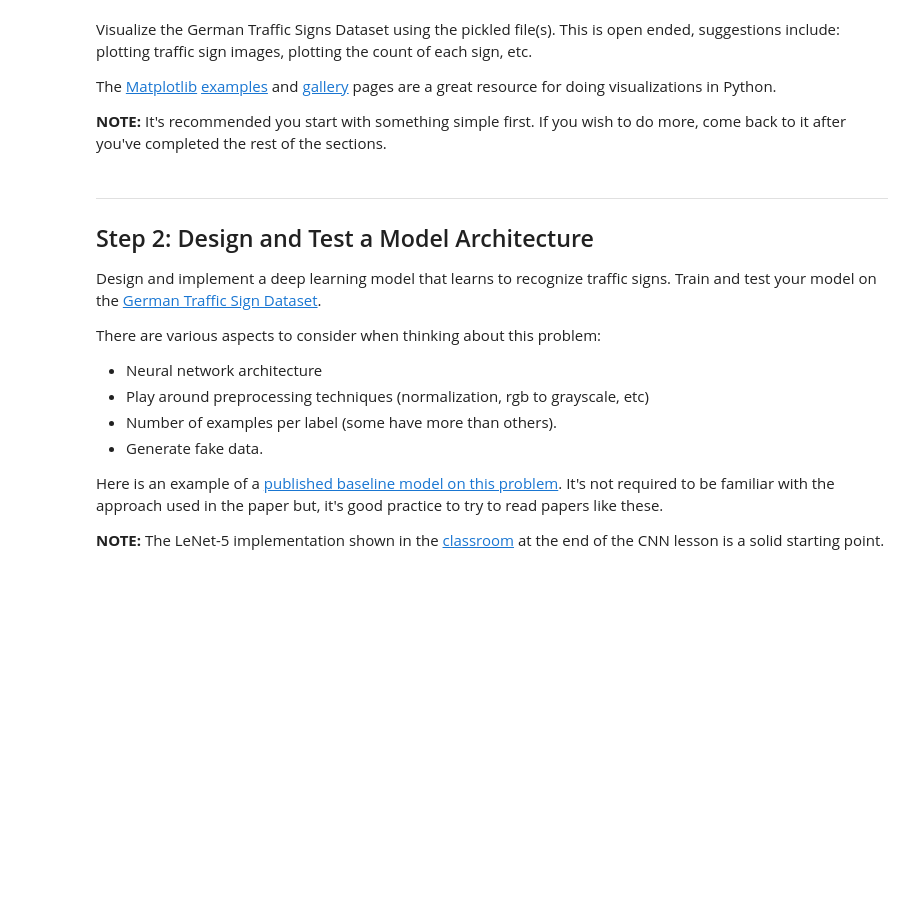
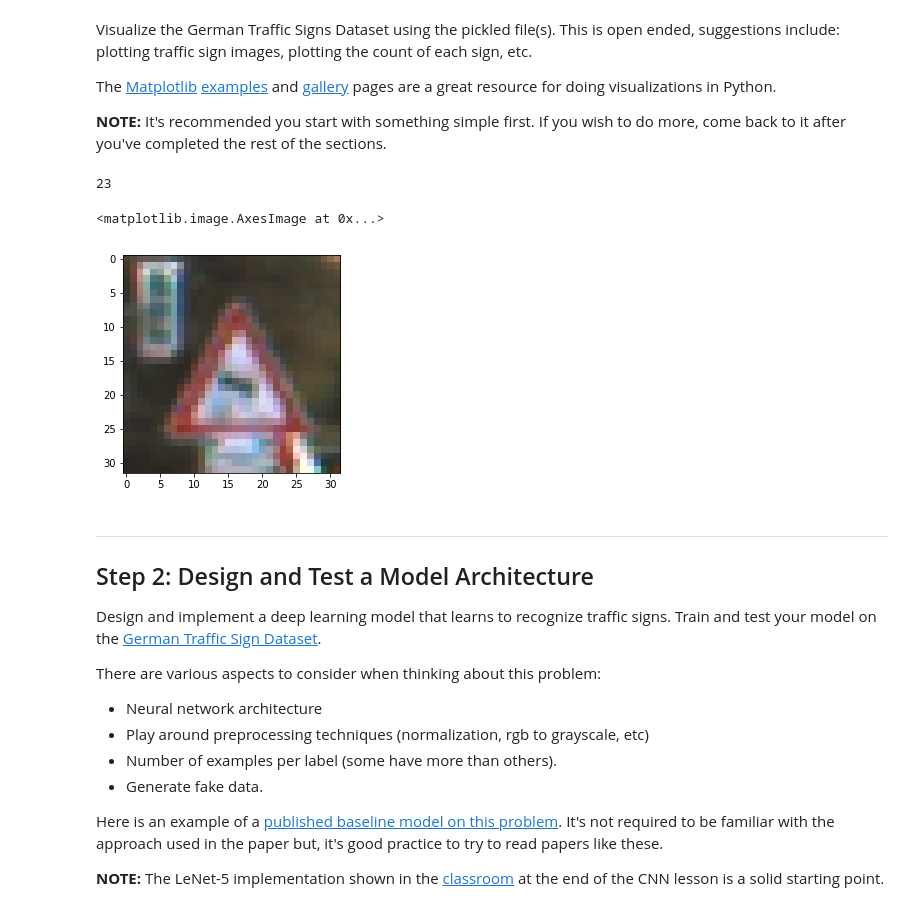
Before and after one commit to lixinso/CarND-Traffic-Sign-Classifier-Project, a Jupyter notebook: Traffic_Sign_Classifier.ipynb, the cells around one changed output. Drawn from its saved outputs; the diff is of its cells as text; code cells hidden in the pictures; blank space fills up the shorter version.

Commit message:
new image as input; answers

```diff
--- a/Traffic_Sign_Classifier.ipynb
+++ b/Traffic_Sign_Classifier.ipynb
@@ -95,14 +91,18 @@ The [Matplotlib](http://matplotlib.org/) [examples](http://matplotlib.org/exampl
 # %%
 ### Data exploration visualization goes here.
 ### Feel free to use as many code cells as needed.
-#import matplotlib.pyplot as plt
+import matplotlib.pyplot as plt
 # Visualizations will be shown in the notebook.
-#%matplotlib inline
+%matplotlib inline
 
-#import matplotlib.image as mpimg
-#i=13101
-#print(y_train[i])
-#plt.imshow(X_train[i])
+import matplotlib.image as mpimg
+i=13101
+print(y_train[i])
+plt.imshow(X_train[i])
+# %% [output]
+23
+<matplotlib.image.AxesImage at 0x...>
+[figure, added]
 # %% [markdown]
 ----
 
```
Also changed, not shown: parts of 17 cells of this notebook.
